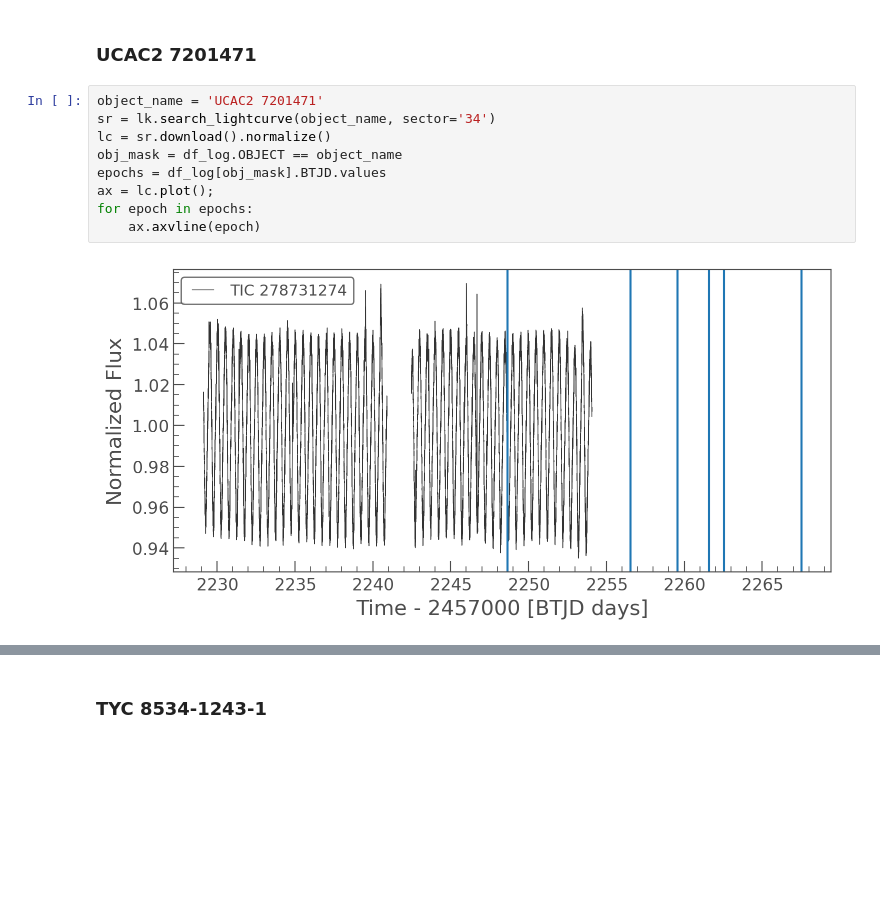
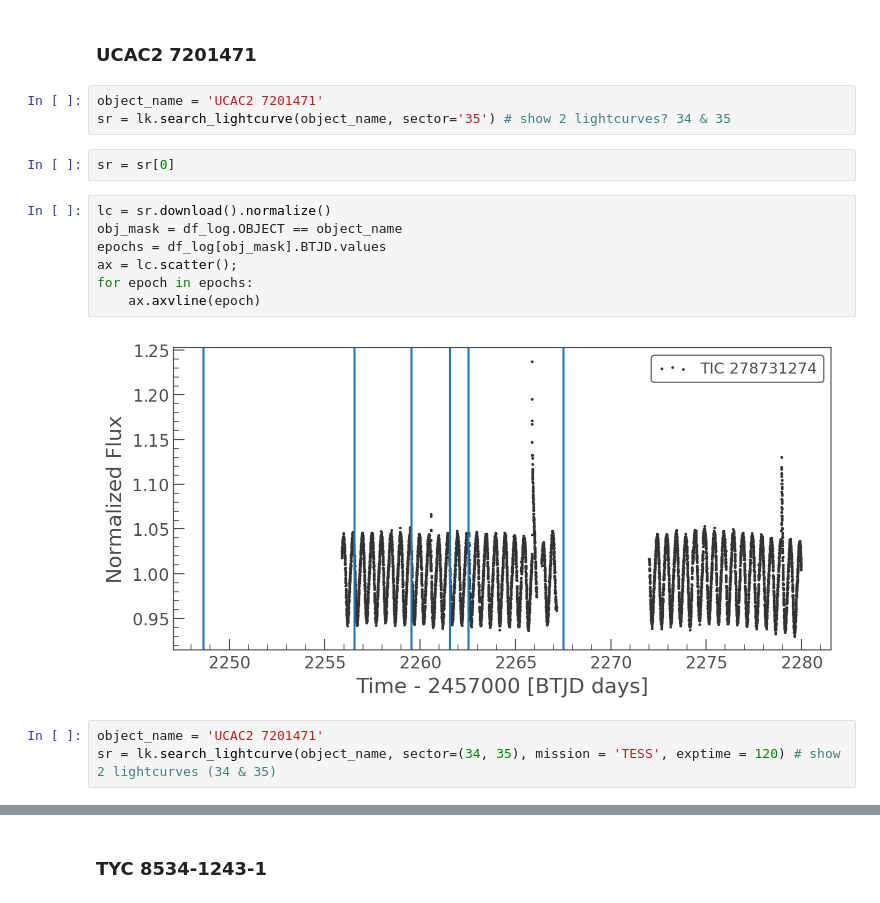
Before and after one commit to gully/acdc, a Jupyter notebook: notebooks/02_lightcurves/02.02_TESS_lightcurves_quicklook.ipynb, the cells around one changed output, grey strips where cells are left out. Drawn from its saved outputs; the diff is of its cells as text; blank space fills up the shorter version.

Commit message:
Updated TESS notebook figure

```diff
--- a/notebooks/02_lightcurves/02.02_TESS_lightcurves_quicklook.ipynb
+++ b/notebooks/02_lightcurves/02.02_TESS_lightcurves_quicklook.ipynb
@@ -54,13 +55,19 @@ btjd_now
 # %% [markdown]
 ### UCAC2 7201471
+# %%
+object_name = 'UCAC2 7201471'
+sr = lk.search_lightcurve(object_name, sector='35') # show 2 lightcurves? 34 & 35
+# %%
+sr = sr[0]
 # %%
-object_name = 'UCAC2 7201471'
-sr = lk.search_lightcurve(object_name, sector='34')
 lc = sr.download().normalize()
 obj_mask = df_log.OBJECT == object_name
 epochs = df_log[obj_mask].BTJD.values
-ax = lc.plot();
+ax = lc.scatter();
 for epoch in epochs:
     ax.axvline(epoch)
 # %% [output]
-[figure, old version]
+[figure, new version]
+# %%
+object_name = 'UCAC2 7201471'
+sr = lk.search_lightcurve(object_name, sector=(34, 35), mission = 'TESS', exptime = 120) # show 2 lightcurves (34 & 35)
```
Also changed, not shown: parts of 23 cells of this notebook.
